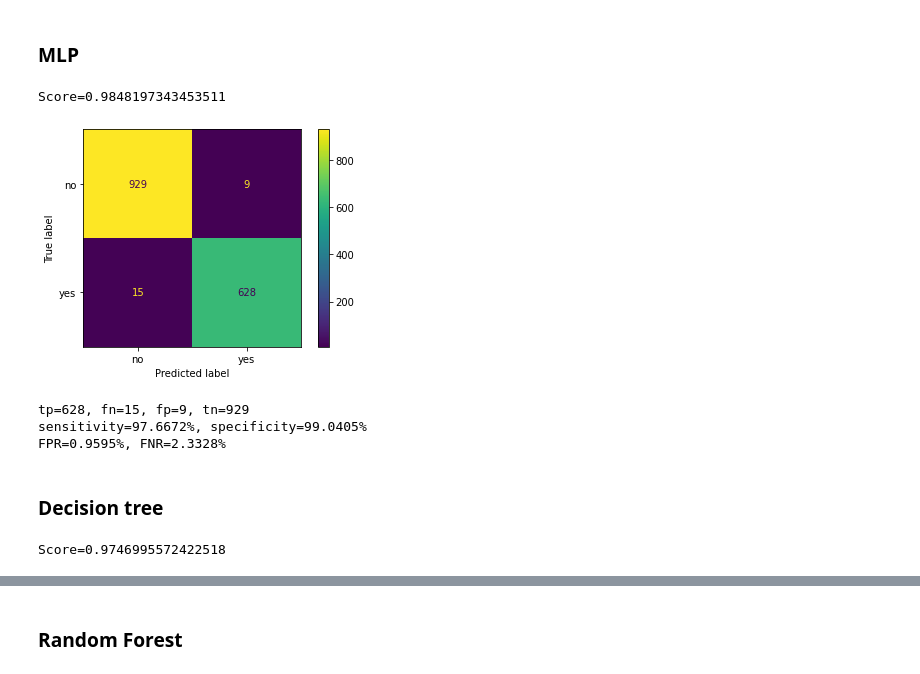
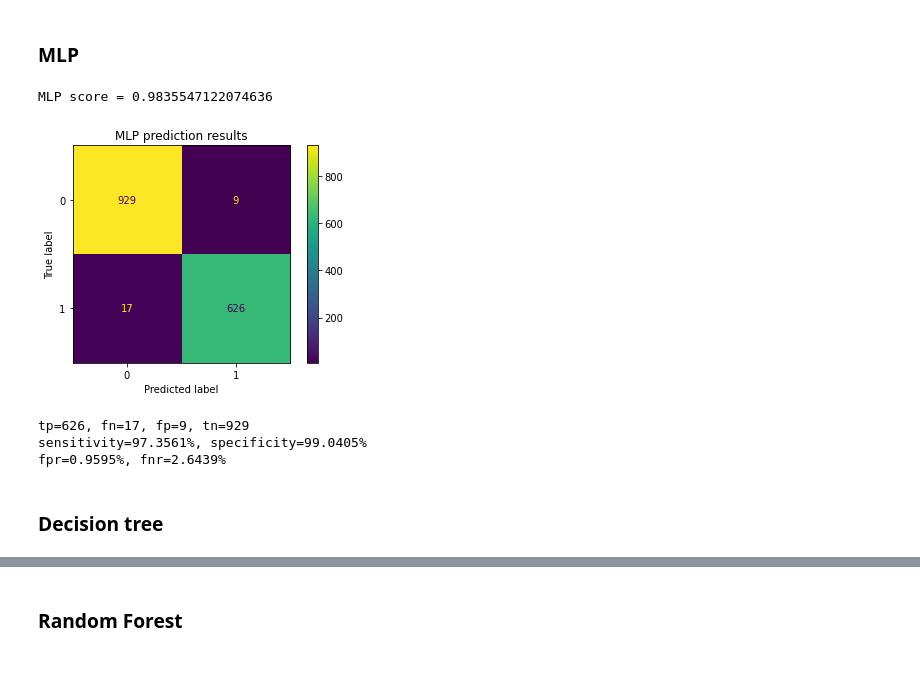
Before and after one commit to carzynsky/Analytics-and-Data-mining, a Jupyter notebook: cz2/spam.ipynb, the cells around one changed output, grey strips where cells are left out. Cells and saved outputs as stored; diff of their text form; code cells hidden in the pictures.

```diff
--- a/cz2/spam.ipynb
+++ b/cz2/spam.ipynb
@@ -27,6 +32,6 @@ from sklearn.ensemble import AdaBoostClassifier
 ### Load data
 # %%
 !{sys.executable} -m pip install --user matplotlib
-dataFrame = pd.read_csv('./data/spam.dat')
+data_frame = pd.read_csv('./data/spam.dat')
 # %% [output]
 Requirement already satisfied: matplotlib in c:\users\arek\appdata\roaming\python\python39\site-packages (3.5.1)
@@ -95,8 +94,2 @@ X_test_standarized = scaler.transform(X_test)
 # %% [markdown]
 ### SVM
-# %%
-svm = make_pipeline(StandardScaler(), SVC(gamma='auto'))
-svm.fit(X_train_standarized, y_train)
-y_prediction_svm = svm.predict(X_test_standarized)
-svm_score = svm.score(X_test_standarized, y_test)
-print(f'Score={svm_score}')
@@ -123,8 +127,2 @@ FPR=1.3859%, FNR=3.8880%
 # %% [markdown]
 ### kNN
-# %%
-knn = KNeighborsClassifier(n_neighbors=3)
-knn.fit(X_train_standarized, y_train)
-y_prediction_knn = knn.predict(X_test_standarized)
-knn_score = knn.score(X_test_standarized, y_test)
-print(f'Score={knn_score}')
@@ -179,39 +193,36 @@ FPR=0.9595%, FNR=5.2877%
 # %% [markdown]
 ### MLP
-# %%
-mlp = MLPClassifier(random_state=1, max_iter=300, solver='adam')
-mlp.fit(X_train_standarized, y_train)
-y_prediction_mlp = mlp.predict(X_test_standarized)
-mlp_score = mlp.score(X_test_standarized, y_test)
-print(f'Score={mlp_score}')
-# %% [output]
-Score=0.9848197343453511
 # %%
-tn, fp, fn, tp = confusion_matrix(y_test, y_prediction_mlp).ravel()
-plot_confusion_matrix(mlp, X_test_standarized, y_test)
+# classifier
+mlp = MLPClassifier(random_state=2115, max_iter=4000, hidden_layer_sizes=(100,))
+mlp.fit(X_train, y_train)
+y_prediction_mlp = mlp.predict(X_test)
+mlp_score = mlp.score(X_test, y_test)
+print(f'MLP score = {mlp_score}')
+
+# confusion matrix
+cm = confusion_matrix(y_test, y_prediction_mlp)
+tn, fp, fn, tp = cm.ravel()
+disp = ConfusionMatrixDisplay(confusion_matrix=cm)
+disp.plot()
+plt.title(label='MLP prediction results')
 plt.show()
 
+# prediction results
 print(f'tp={tp}, fn={fn}, fp={fp}, tn={tn}')
-sensitivity_mlp = round(100*tp/(tp+fn), 4)
-specificity_mlp = round(100*tn/(fp+tn), 4)
-print("sensitivity={}%, specificity={}%".format(sensitivity_mlp, specificity_mlp))
+sensitivity_mlp = round(100 * tp / (tp + fn), 4)
+specificity_mlp = round(100 * tn / (fp + tn), 4)
+print(f'sensitivity={sensitivity_mlp}%, specificity={specificity_mlp}%')
 
-fpr_mlp = round(100-specificity_mlp, 4)
-fnr_mlp = round(100-sensitivity_mlp, 4)
-print("FPR={}%, FNR={}%".format(fpr_mlp, fnr_mlp))
+fpr_mlp = round(100 - specificity_mlp, 4)
+fnr_mlp = round(100 - sensitivity_mlp, 4)
+print(f'fpr={fpr_mlp}%, fnr={fnr_mlp}%')
 # %% [output]
+MLP score = 0.9835547122074636
-[figure, old version]
+[figure, new version]
-tp=628, fn=15, fp=9, tn=929
-sensitivity=97.6672%, specificity=99.0405%
-FPR=0.9595%, FNR=2.3328%
+tp=626, fn=17, fp=9, tn=929
+sensitivity=97.3561%, specificity=99.0405%
+fpr=0.9595%, fnr=2.6439%
 # %% [markdown]
 ### Decision tree
-# %%
-decisionTree = DecisionTreeClassifier(random_state=0)
-decisionTree.fit(X_train_standarized, y_train)
-y_prediction_decision_tree = decisionTree.predict(X_test_standarized)
-decision_tree_score = decisionTree.score(X_test_standarized, y_test)
-print(f'Score={decision_tree_score}')
-# %% [output]
-Score=0.9746995572422518
 # %%
```
Also changed, not shown: parts of 89 cells of this notebook.
